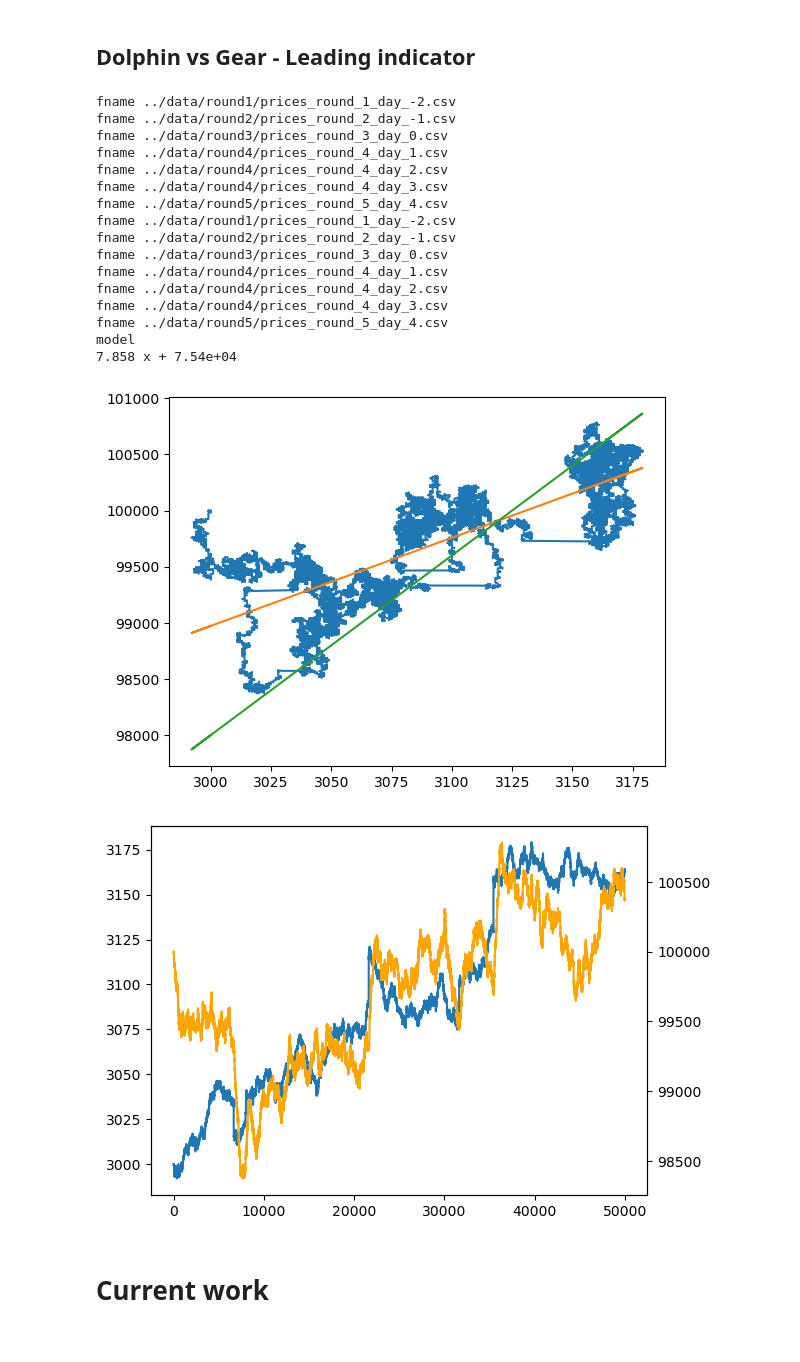
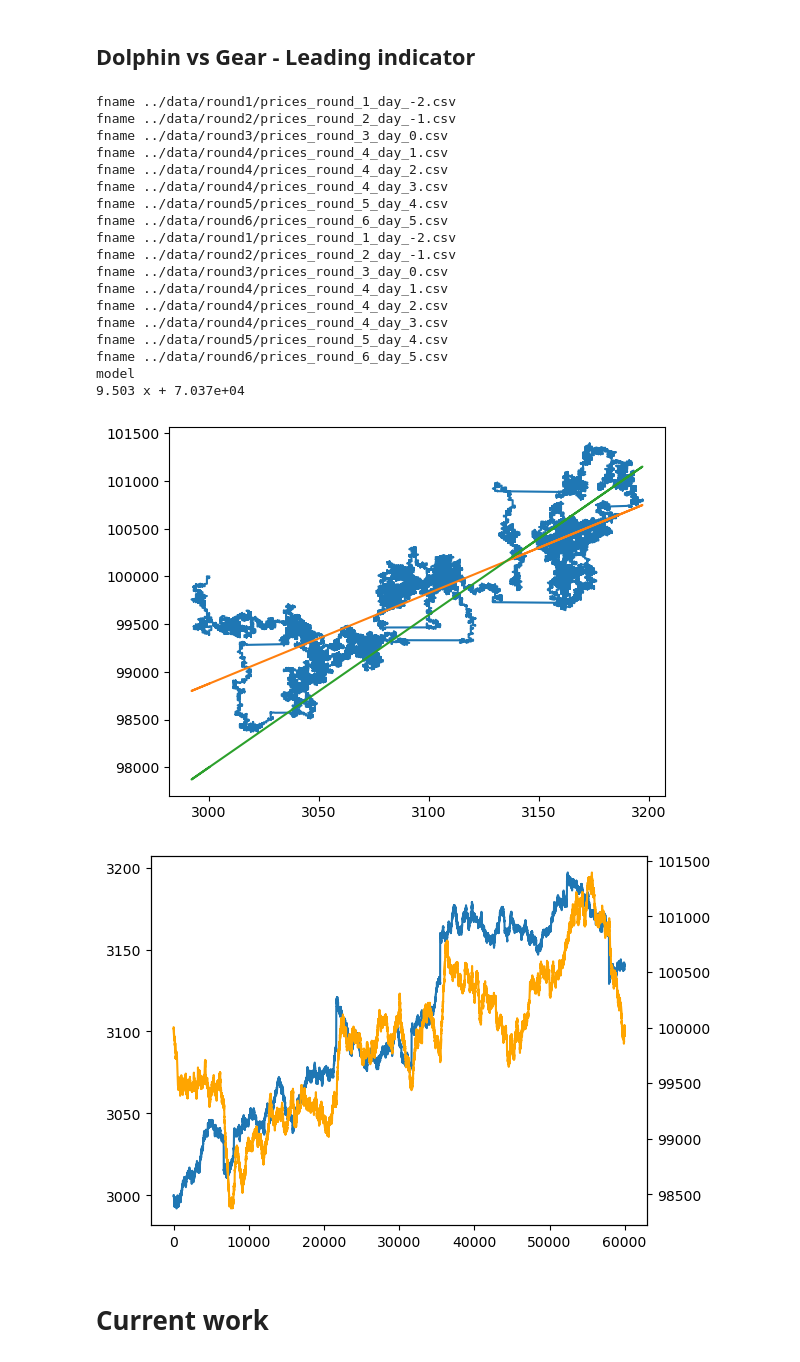
Before and after one commit to rzhan11/IMCTradingComp23, a Jupyter notebook: nbs/stats learning - gears.ipynb, the cells around one changed output. Drawn from its saved outputs; the diff is of its cells as text; code cells hidden in the pictures.

```diff
--- a/nbs/stats learning - gears.ipynb
+++ b/nbs/stats learning - gears.ipynb
@@ -48,8 +48,8 @@ _max_round_num = 4
 _time_per_day = 1000000
 # %%
 def get_file_trades(day):
-    if day == 4:
-        cur_round = 5
+    if day >= 4:
+        cur_round = day + 1
     else:
         cur_round = min(day + 3, _max_round_num)
     fname = f"../data/round5/trades_round_{cur_round}_day_{day}_wn.csv"
@@ -58,8 +58,8 @@ def get_file_trades(day):
 
 
 def get_file_prices(day):
-    if day == 4:
-        cur_round = 5
+    if day >= 4:
+        cur_round = day + 1
     else:
         cur_round = min(day + 3, _max_round_num)
     fname = f"../data/round{cur_round}/prices_round_{cur_round}_day_{day}.csv"
@@ -180,7 +180,7 @@ def scatter_noise(x, y, xnoise=0.1, ynoise=0.1, s=0.1, label=None):
 # %% [markdown]
 ## Dolphin vs Gear - Leading indicator
 # %%
-_day_range = [-2, -1, 0, 1, 2, 3, 4]
+_day_range = [-2, -1, 0, 1, 2, 3, 4, 5]
 
 # get trade data for gear
 # trade_df = get_symbol_trades("DIVING_GEAR", _day_range)
@@ -203,36 +203,38 @@ model = np.poly1d(np.polyfit(pair_df["dol"], pair_df["gear"], deg=1))
 print("model", model)
 plt.plot(pair_df["dol"], pair_df["gear"])
 plt.plot(pair_df["dol"], model(pair_df["dol"]))
 plt.plot(pair_df["dol"], 16 * pair_df["dol"] + 50000)
 plt.show()
 
 
 # plot dol/gear over time
 ax = plt.gca()
 ax.plot(pair_df["dol"])
 
 ax2 = ax.twinx()
 ax2.plot(pair_df["gear"], color="orange")
 plt.show()
 # %% [output]
 fname ../data/round1/prices_round_1_day_-2.csv
 fname ../data/round2/prices_round_2_day_-1.csv
 fname ../data/round3/prices_round_3_day_0.csv
 fname ../data/round4/prices_round_4_day_1.csv
 fname ../data/round4/prices_round_4_day_2.csv
 fname ../data/round4/prices_round_4_day_3.csv
 fname ../data/round5/prices_round_5_day_4.csv
+fname ../data/round6/prices_round_6_day_5.csv
 fname ../data/round1/prices_round_1_day_-2.csv
 fname ../data/round2/prices_round_2_day_-1.csv
 fname ../data/round3/prices_round_3_day_0.csv
 fname ../data/round4/prices_round_4_day_1.csv
 fname ../data/round4/prices_round_4_day_2.csv
 fname ../data/round4/prices_round_4_day_3.csv
 fname ../data/round5/prices_round_5_day_4.csv
+fname ../data/round6/prices_round_6_day_5.csv
 model
-7.858 x + 7.54e+04
+9.503 x + 7.037e+04
-[figure, old version]
+[figure, new version]
-[figure, old version]
+[figure, new version]
 # %% [markdown]
 # Current work
 # %%
```
Also changed, not shown: parts of 3 cells of this notebook, 2 other files.
